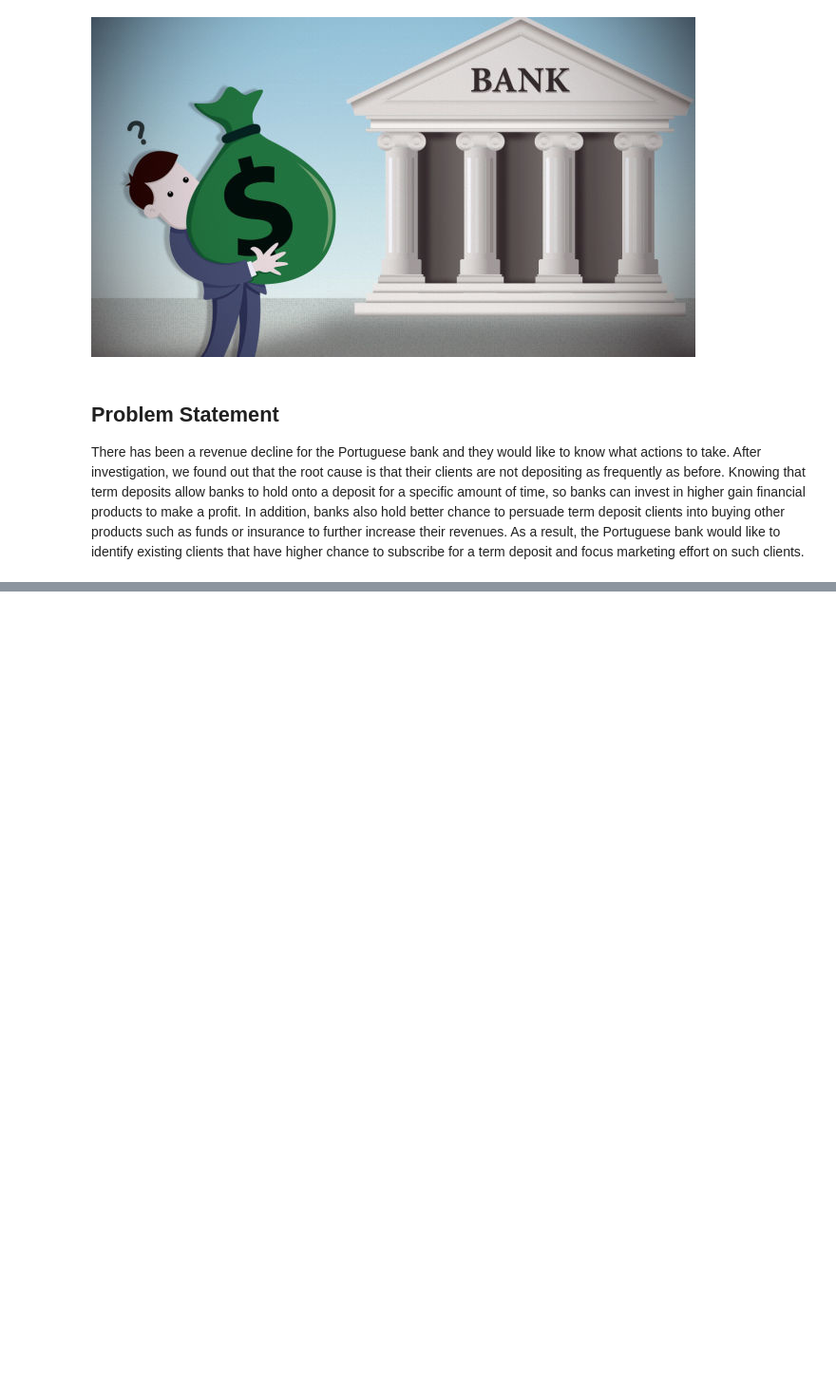
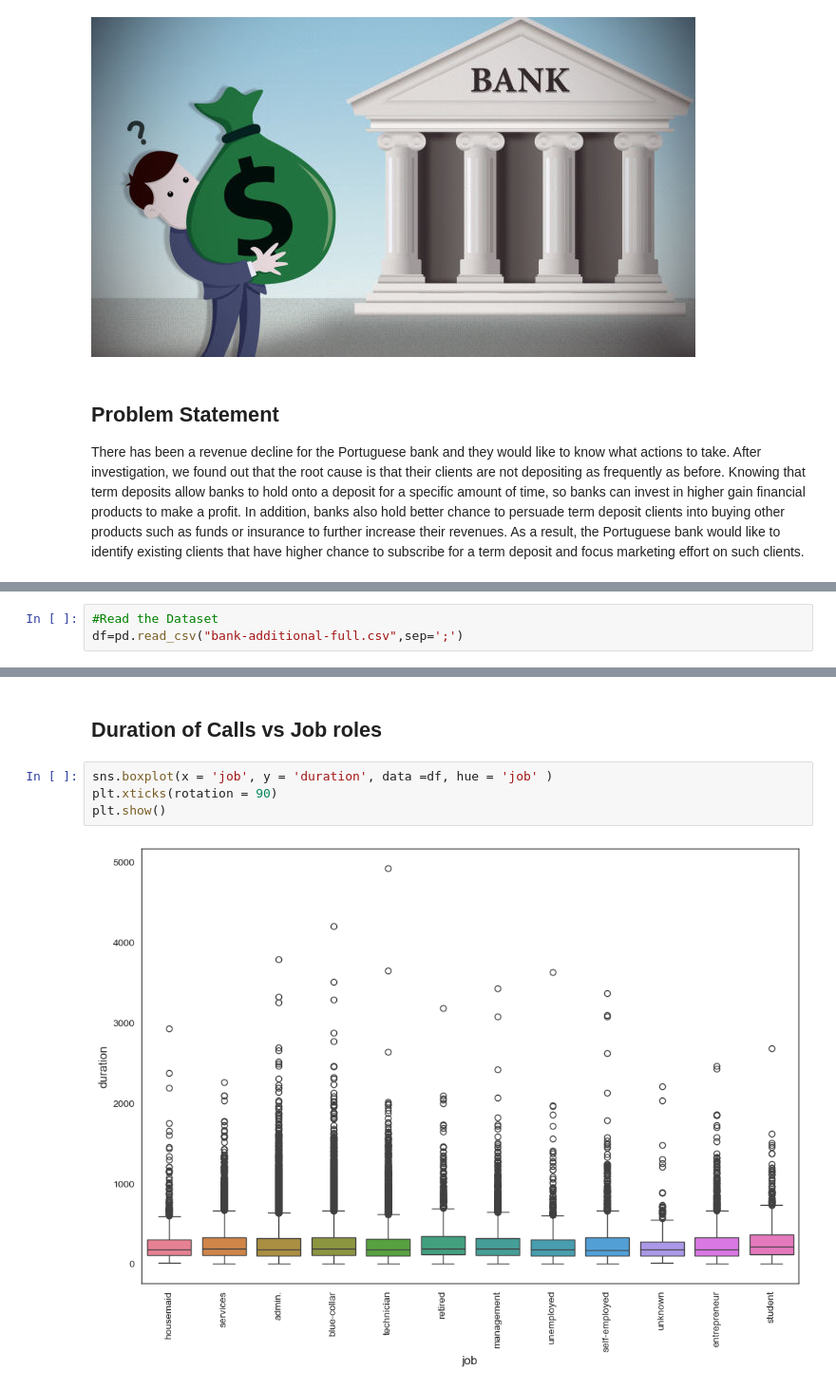
Before and after one commit to sayande01/Bank_Marketing_Logistic_Regression, a Jupyter notebook: Bank Marketing - Logistic Regression.ipynb, the cells around one changed output, grey strips where cells are left out. Shown at 95% size. Saved outputs shown, nothing was run; the diff lists cells and outputs as text; blank space fills up the shorter version.

```diff
--- a/Bank Marketing - Logistic Regression.ipynb
+++ b/Bank Marketing - Logistic Regression.ipynb
@@ -8,0 +56,3 @@ There has been a revenue decline for the Portuguese bank and they would like to
+# %%
+#Read the Dataset
+df=pd.read_csv("bank-additional-full.csv",sep=';')
@@ -8,0 +130,8 @@ There has been a revenue decline for the Portuguese bank and they would like to
+# %% [markdown]
+## Duration of Calls vs Job roles
+# %%
+sns.boxplot(x = 'job', y = 'duration', data =df, hue = 'job' )
+plt.xticks(rotation = 90)
+plt.show()
+# %% [output]
+[figure, added]
```
Also changed, not shown: parts of 77 cells of this notebook.
